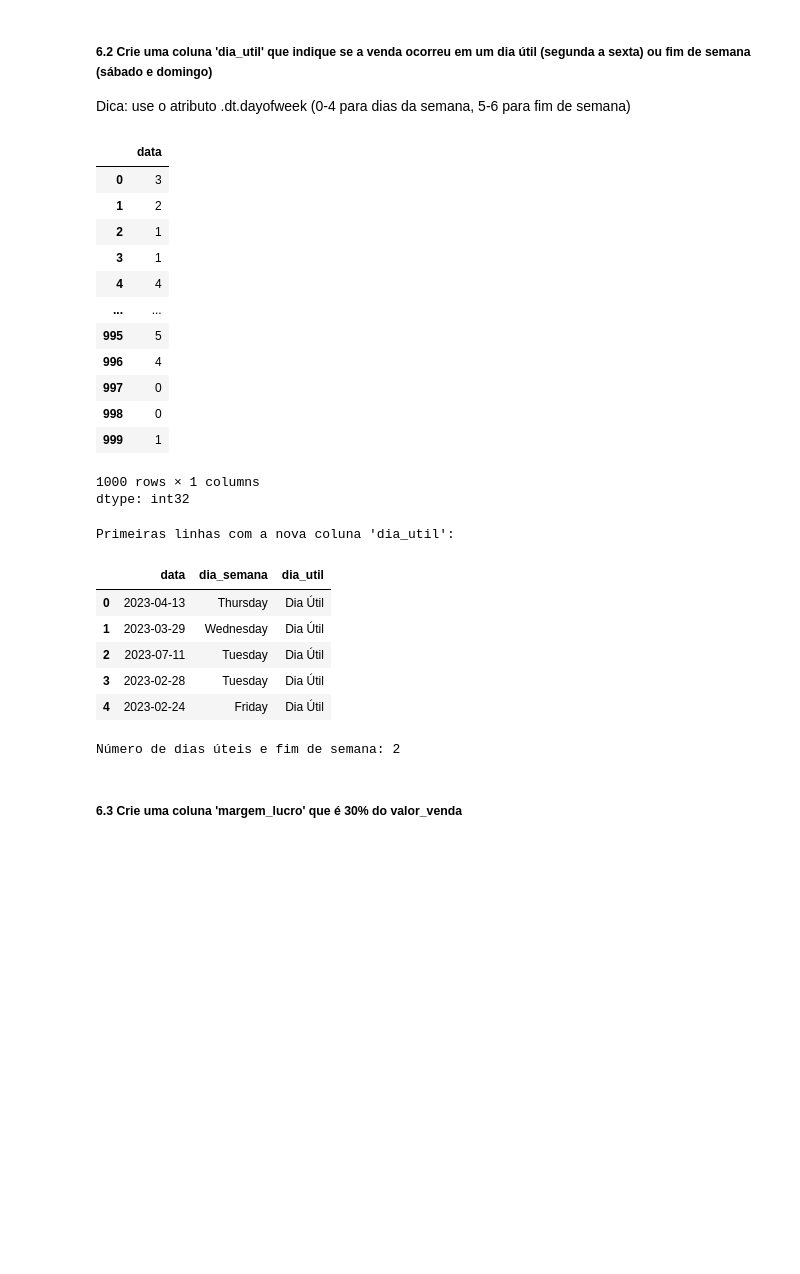
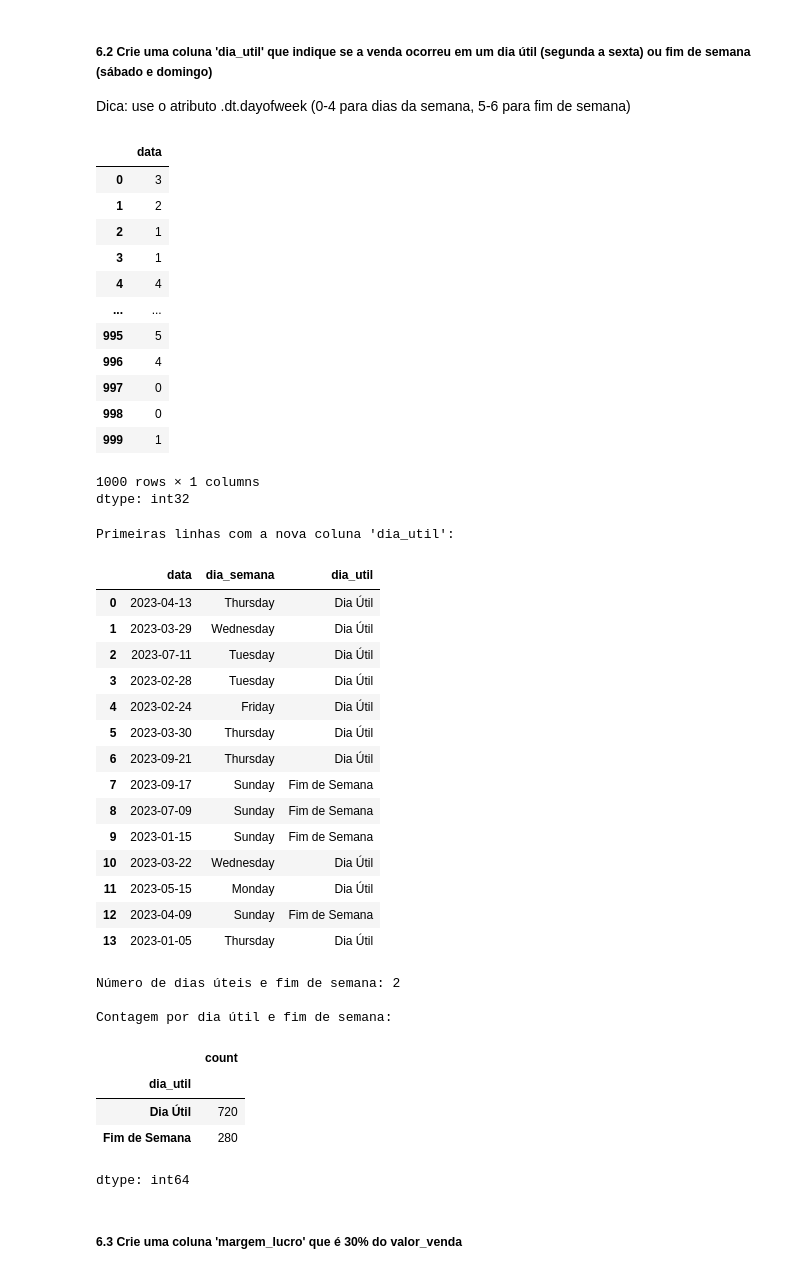
Before and after one commit to Tonywinner05/LADS, a Jupyter notebook: desafio2_etapa.ipynb, the cells around one changed output. Drawn from its saved outputs; the diff is of its cells as text; code cells hidden in the pictures; blank space fills up the shorter version.

```diff
--- a/desafio2_etapa.ipynb
+++ b/desafio2_etapa.ipynb
@@ -1427,34 +1427,52 @@ Dica: use o atributo .dt.dayofweek (0-4 para dias da semana, 5-6 para fim de sem
 # %%
 # SEU CÓDIGO AQUI
 display(df_vendas['data'].dt.dayofweek)
 
 df_vendas['dia_util'] = df_vendas['data'].dt.dayofweek.apply(lambda x: 'Dia Útil' if x <= 4 else 'Fim de Semana')
 print("\nPrimeiras linhas com a nova coluna 'dia_util':")
-display(df_vendas[['data', 'dia_semana', 'dia_util']].head())
+display(df_vendas[['data', 'dia_semana', 'dia_util']].head(14))
 print("\nNúmero de dias úteis e fim de semana:", df_vendas['dia_util'].nunique())
+print("\nContagem por dia útil e fim de semana:")
+display(df_vendas['dia_util'].value_counts())
 # %% [output]
 |  | data |
 | 0 | 3 |
 | 1 | 2 |
 | 2 | 1 |
 | 3 | 1 |
 | 4 | 4 |
 | ... | ... |
 | 995 | 5 |
 | 996 | 4 |
 | 997 | 0 |
 | 998 | 0 |
 | 999 | 1 |
 1000 rows × 1 columns
 dtype: int32
 Primeiras linhas com a nova coluna 'dia_util':
 |  | data | dia_semana | dia_util |
 | 0 | 2023-04-13 | Thursday | Dia Útil |
 | 1 | 2023-03-29 | Wednesday | Dia Útil |
 | 2 | 2023-07-11 | Tuesday | Dia Útil |
 | 3 | 2023-02-28 | Tuesday | Dia Útil |
 | 4 | 2023-02-24 | Friday | Dia Útil |
+| 5 | 2023-03-30 | Thursday | Dia Útil |
+| 6 | 2023-09-21 | Thursday | Dia Útil |
+| 7 | 2023-09-17 | Sunday | Fim de Semana |
+| 8 | 2023-07-09 | Sunday | Fim de Semana |
+| 9 | 2023-01-15 | Sunday | Fim de Semana |
+| 10 | 2023-03-22 | Wednesday | Dia Útil |
+| 11 | 2023-05-15 | Monday | Dia Útil |
+| 12 | 2023-04-09 | Sunday | Fim de Semana |
+| 13 | 2023-01-05 | Thursday | Dia Útil |
 Número de dias úteis e fim de semana: 2
+
+Contagem por dia útil e fim de semana:
+|  | count |
+| dia_util |  |
+| Dia Útil | 720 |
+| Fim de Semana | 280 |
+dtype: int64
 # %% [markdown]
 ##### 6.3 Crie uma coluna 'margem_lucro' que é 30% do valor_venda
 # %%
```
Also changed, not shown: parts of 1 cell of this notebook.
